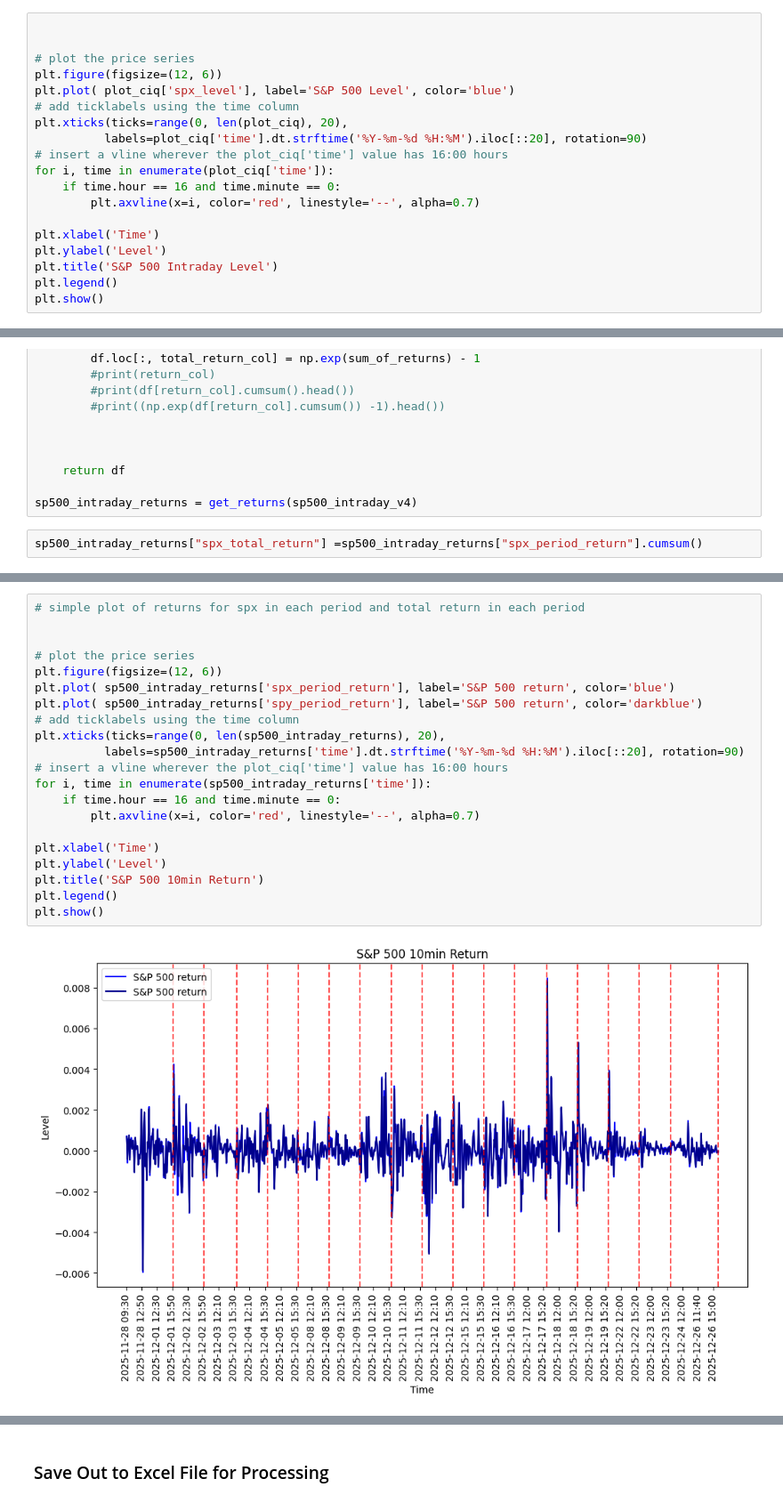
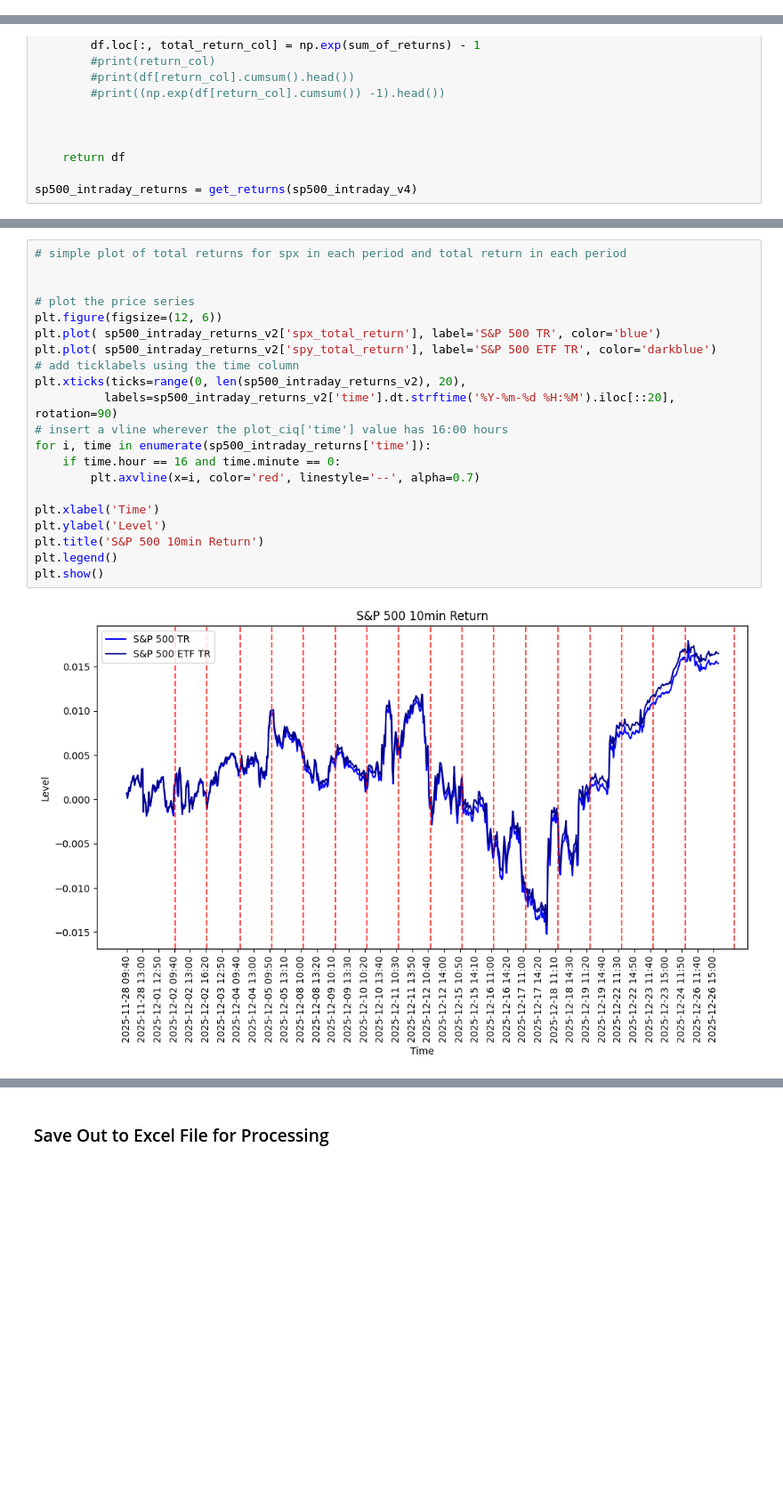
Before and after one commit to danielhalm1407/Risk-Control-Using-a-Bayesian-Joint-Quantile-Time-Series-Model-For-Asset-Returns, a Jupyter notebook: notebooks/NB02_Backtest_Intraday.ipynb, the cells around one changed output, grey strips where cells are left out. Shown at 89% size. Saved outputs shown, nothing was run; the diff lists cells and outputs as text; blank space fills up the shorter version.

Commit message:
update timeseries graphing to pull from script and dash app

```diff
--- a/notebooks/NB02_Backtest_Intraday.ipynb
+++ b/notebooks/NB02_Backtest_Intraday.ipynb
@@ -151,19 +111,0 @@ plot_ciq
-# %%
-
-
-# plot the price series
-plt.figure(figsize=(12, 6))
-plt.plot( plot_ciq['spx_level'], label='S&P 500 Level', color='blue')
-# add ticklabels using the time column
-plt.xticks(ticks=range(0, len(plot_ciq), 20),
-          labels=plot_ciq['time'].dt.strftime('%Y-%m-%d %H:%M').iloc[::20], rotation=90)
-# insert a vline wherever the plot_ciq['time'] value has 16:00 hours
-for i, time in enumerate(plot_ciq['time']):
-    if time.hour == 16 and time.minute == 0:
-        plt.axvline(x=i, color='red', linestyle='--', alpha=0.7)
-
-plt.xlabel('Time')
-plt.ylabel('Level')
-plt.title('S&P 500 Intraday Level')
-plt.legend()
-plt.show()
@@ -203,5 +143,3 @@ def get_returns(df: pd.DataFrame) -> pd.DataFrame:
     return df
 
 sp500_intraday_returns = get_returns(sp500_intraday_v4)
-# %%
-sp500_intraday_returns["spx_total_return"] =sp500_intraday_returns["spx_period_return"].cumsum()
@@ -224,23 +205,23 @@ sp500_intraday_returns
 # %%
-# simple plot of returns for spx in each period and total return in each period
+# simple plot of total returns for spx in each period and total return in each period
 
 
 # plot the price series
 plt.figure(figsize=(12, 6))
-plt.plot( sp500_intraday_returns['spx_period_return'], label='S&P 500 return', color='blue')
-plt.plot( sp500_intraday_returns['spy_period_return'], label='S&P 500 return', color='darkblue')
+plt.plot( sp500_intraday_returns_v2['spx_total_return'], label='S&P 500 TR', color='blue')
+plt.plot( sp500_intraday_returns_v2['spy_total_return'], label='S&P 500 ETF TR', color='darkblue')
 # add ticklabels using the time column
-plt.xticks(ticks=range(0, len(sp500_intraday_returns), 20),
-          labels=sp500_intraday_returns['time'].dt.strftime('%Y-%m-%d %H:%M').iloc[::20], rotation=90)
+plt.xticks(ticks=range(0, len(sp500_intraday_returns_v2), 20),
+          labels=sp500_intraday_returns_v2['time'].dt.strftime('%Y-%m-%d %H:%M').iloc[::20], rotation=90)
 # insert a vline wherever the plot_ciq['time'] value has 16:00 hours
 for i, time in enumerate(sp500_intraday_returns['time']):
     if time.hour == 16 and time.minute == 0:
         plt.axvline(x=i, color='red', linestyle='--', alpha=0.7)
 
 plt.xlabel('Time')
 plt.ylabel('Level')
 plt.title('S&P 500 10min Return')
 plt.legend()
 plt.show()
 # %% [output]
-[figure, old version]
+[figure, new version]
```
Also changed, not shown: parts of 69 cells of this notebook, 26 other files.
